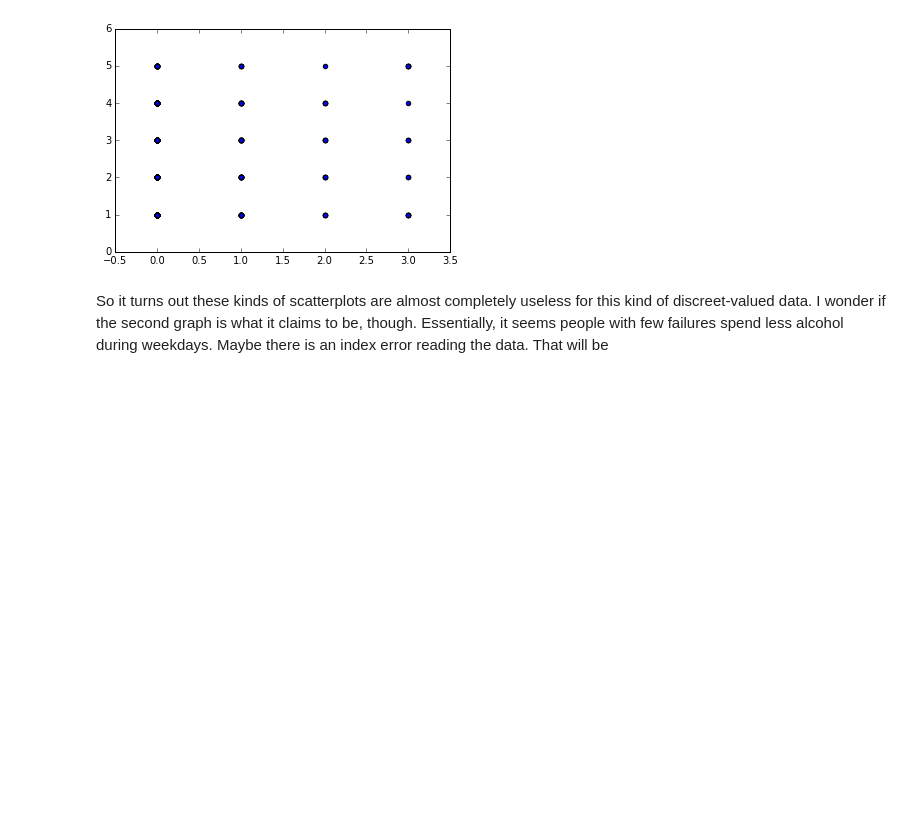
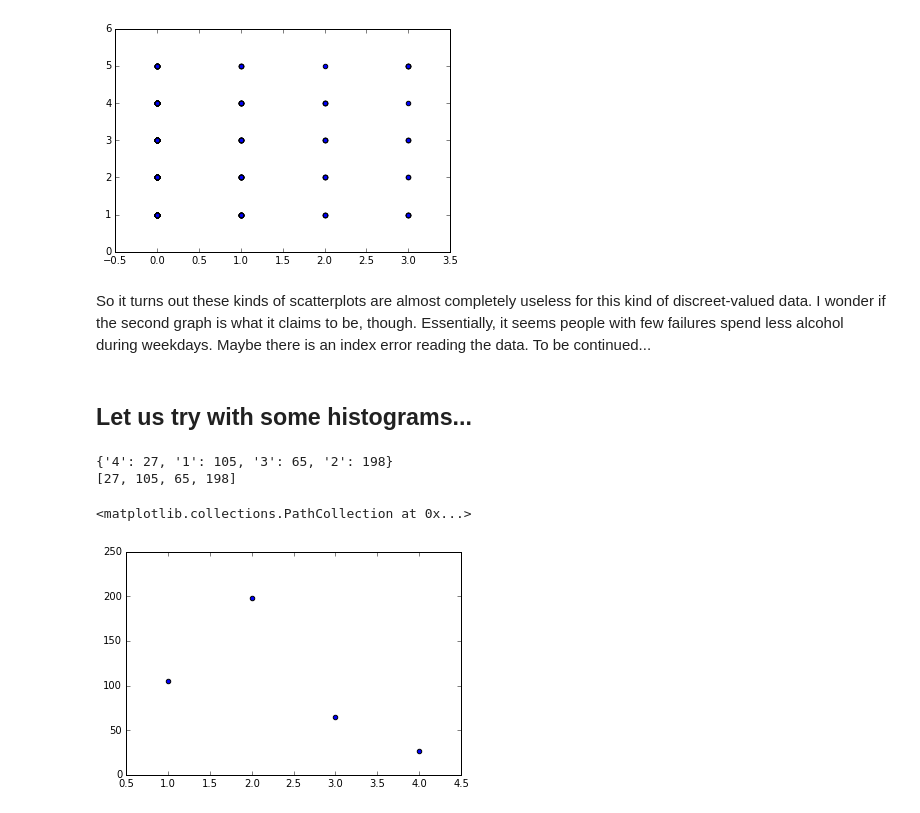
Before and after one commit to jtirila/data-exploration-snippets, a Jupyter notebook: case-studies/student-alcohol-consumption/student-alcohol-consumption.ipynb, the cells around one changed output. Cells and saved outputs as stored; diff of their text form; code cells hidden in the pictures; blank space fills up the shorter version.

Commit message:
Add some histogram analysis. Now some patterns start to arise.

```diff
--- a/case-studies/student-alcohol-consumption/student-alcohol-consumption.ipynb
+++ b/case-studies/student-alcohol-consumption/student-alcohol-consumption.ipynb
@@ -21,16 +21,29 @@ with open('student-mat.csv', newline='') as csvfile:
     csvfile.seek(0)
     csvreader = csv.reader(csvfile, dialect)
     data = list(csvreader)
-    data.pop(0)
-    indices = range(len(data))
-    dalc = []
-    walc = []
-    stime = []
-    failures = []
+data.pop(0)
+indices = range(len(data))
+dalc = []
+walc = []
+stime = []
+failures = []
 
+def partitioned_averages(data, partitioner_ind, value_of_interest):
+    result = {}
     for datarow in data:
-        stime.append(datarow[13])
-        failures.append(datarow[14])
-        dalc.append(datarow[26])
-        walc.append(datarow[27])
+        if datarow[partitioner_ind] in list(result.keys()):
+            result[datarow[partitioner_ind]] += 1
+        else:
+            result[datarow[partitioner_ind]] = 1
+    return result
+
+for datarow in data:
+    stime.append(datarow[13])
+    failures.append(datarow[14])
+    dalc.append(datarow[26])
+    walc.append(datarow[27])
+
+# Let us print the first row with indices to see how the data looks like
+
+list(enumerate(data[0]))
 # %% [output]
@@ -69,4 +93,18 @@ plt.show()
 [figure]
 [figure]
 # %% [markdown]
-So it turns out these kinds of scatterplots are almost completely useless for this kind of discreet-valued data. I wonder if the second graph is what it claims to be, though. Essentially, it seems people with few failures spend less alcohol during weekdays. Maybe there is an index error reading the data. That will be
+So it turns out these kinds of scatterplots are almost completely useless for this kind of discreet-valued data. I wonder if the second graph is what it claims to be, though. Essentially, it seems people with few failures spend less alcohol during weekdays. Maybe there is an index error reading the data. To be continued...
+# %% [markdown]
+## Let us try with some histograms...
+# %%
+stime_dcalc_averages = partitioned_averages(data, 13, 26)
+print(stime_dcalc_averages)
+keys = list(stime_dcalc_averages.keys())
+values = list(stime_dcalc_averages.values())
+print(values)
+plt.scatter(keys, values)
+# %% [output]
+{'4': 27, '1': 105, '3': 65, '2': 198}
+[27, 105, 65, 198]
+<matplotlib.collections.PathCollection at 0x...>
+[figure, added]
```
Also changed, not shown: parts of 2 cells of this notebook.
